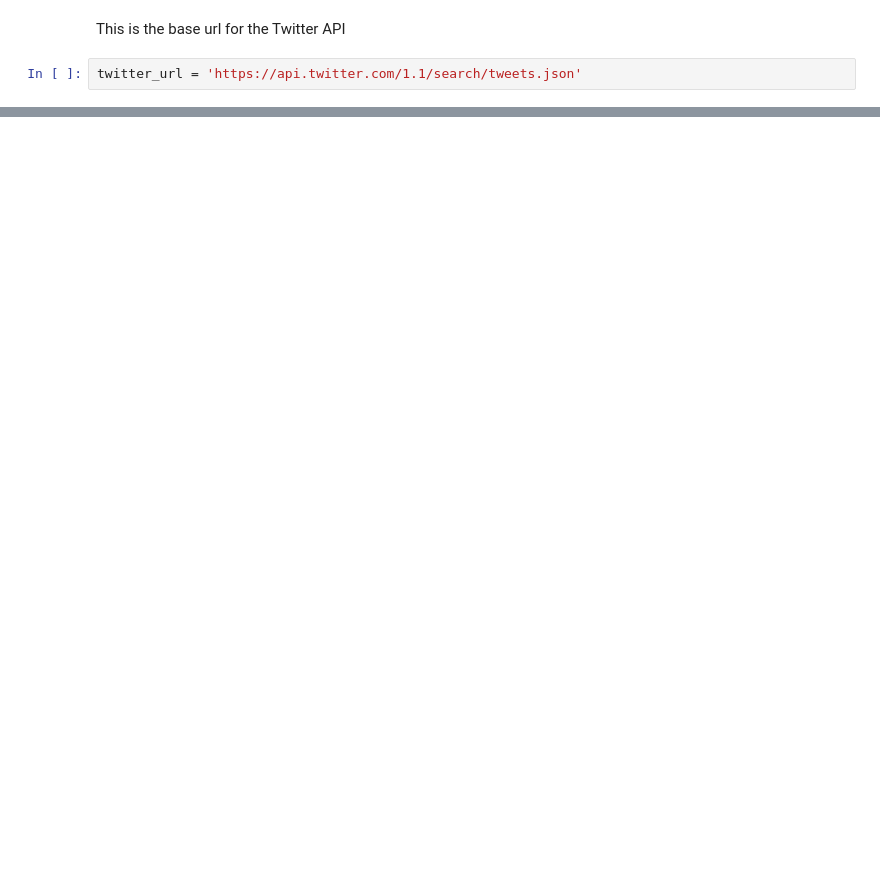
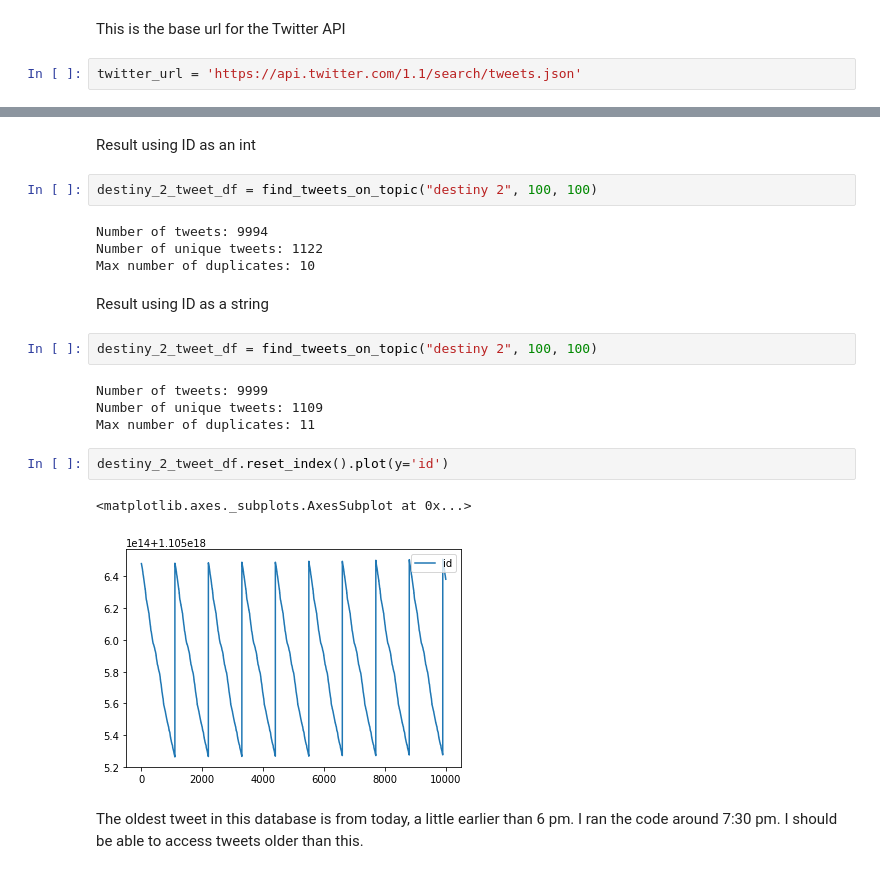
Before and after one commit to salvis2/SpringboardAlvis, a Jupyter notebook: capstone_project_2/twitter_api_data_wrangling.ipynb, the cells around one changed output, grey strips where cells are left out. Saved outputs shown, nothing was run; the diff lists cells and outputs as text; blank space fills up the shorter version.

```diff
--- a/capstone_project_2/twitter_api_data_wrangling.ipynb
+++ b/capstone_project_2/twitter_api_data_wrangling.ipynb
@@ -48,0 +350,23 @@ tweets.json()
+# %% [markdown]
+Result using ID as an int
+# %%
+destiny_2_tweet_df = find_tweets_on_topic("destiny 2", 100, 100)
+# %% [output]
+Number of tweets: 9994
+Number of unique tweets: 1122
+Max number of duplicates: 10
+# %% [markdown]
+Result using ID as a string
+# %%
+destiny_2_tweet_df = find_tweets_on_topic("destiny 2", 100, 100)
+# %% [output]
+Number of tweets: 9999
+Number of unique tweets: 1109
+Max number of duplicates: 11
+# %%
+destiny_2_tweet_df.reset_index().plot(y='id')
+# %% [output]
+<matplotlib.axes._subplots.AxesSubplot at 0x...>
+[figure, added]
+# %% [markdown]
+The oldest tweet in this database is from today, a little earlier than 6 pm. I ran the code around 7:30 pm. I should be able to access tweets older than this.
```
Also changed, not shown: parts of 86 cells of this notebook, 4 other files.
